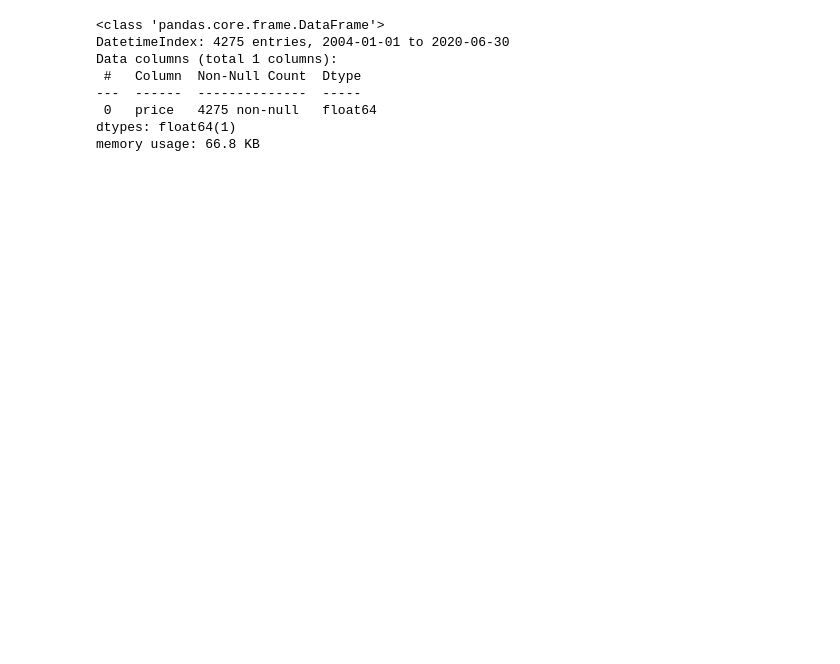
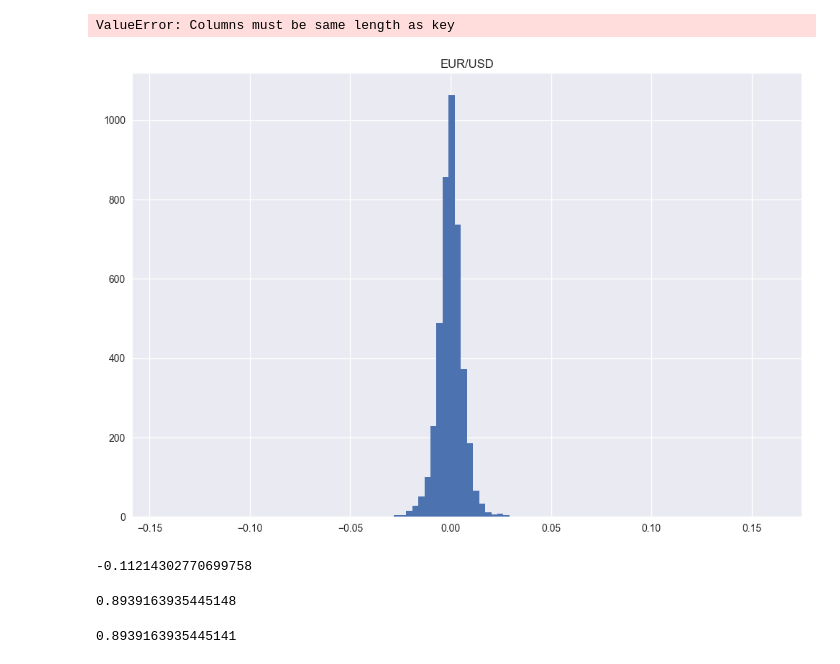
Before and after one commit to XEPT54/t, a Jupyter notebook: ta_ma.ipynb, the cells around one changed output. Drawn from its saved outputs; the diff is of its cells as text; code cells hidden in the pictures; blank space fills up the shorter version.

```diff
--- a/ta_ma.ipynb
+++ b/ta_ma.ipynb
@@ -1,7 +1,7 @@
 # %%
 import pandas as pd
 import numpy as np
-import matplotlib as plt
-plt.s
+import matplotlib.pyplot as plt
+plt.style.use("seaborn")
 # %%
 df = pd.read_csv("eurusd.csv",parse_dates=["Date"],index_col="Date")
@@ -25,11 +17,24 @@ df
-# %%
-df.info()
-# %% [output]
-<class 'pandas.core.frame.DataFrame'>
-DatetimeIndex: 4275 entries, 2004-01-01 to 2020-06-30
-Data columns (total 1 columns):
- #   Column  Non-Null Count  Dtype
----  ------  --------------  -----
- 0   price   4275 non-null   float64
-dtypes: float64(1)
-memory usage: 66.8 KB
+# %%
+df["returns"] = np.log(df.div(df.shift(1)))
+# %% [output]
+ValueError: Columns must be same length as key
+# %%
+df.dropna(inplace = True)
+# %%
+df.returns.hist(bins = 100, figsize= (12,8))
+plt.title("EUR/USD")
+plt.show()
+# %% [output]
+[figure, added]
+# %%
+df.returns.sum()
+# %% [output]
+-0.11214302770699758
+# %%
+np.exp(df.returns.sum())
+# %% [output]
+0.8939163935445148
+# %%
+df.price[-1] / df.price[0]
+# %% [output]
+0.8939163935445141
```
Also changed, not shown: parts of 7 cells of this notebook.
